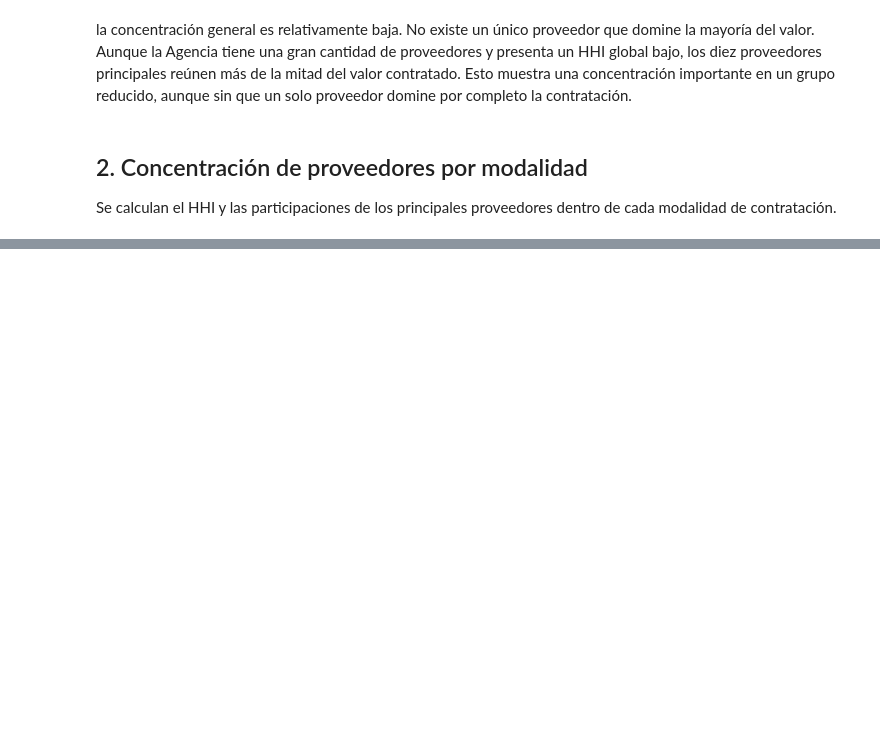
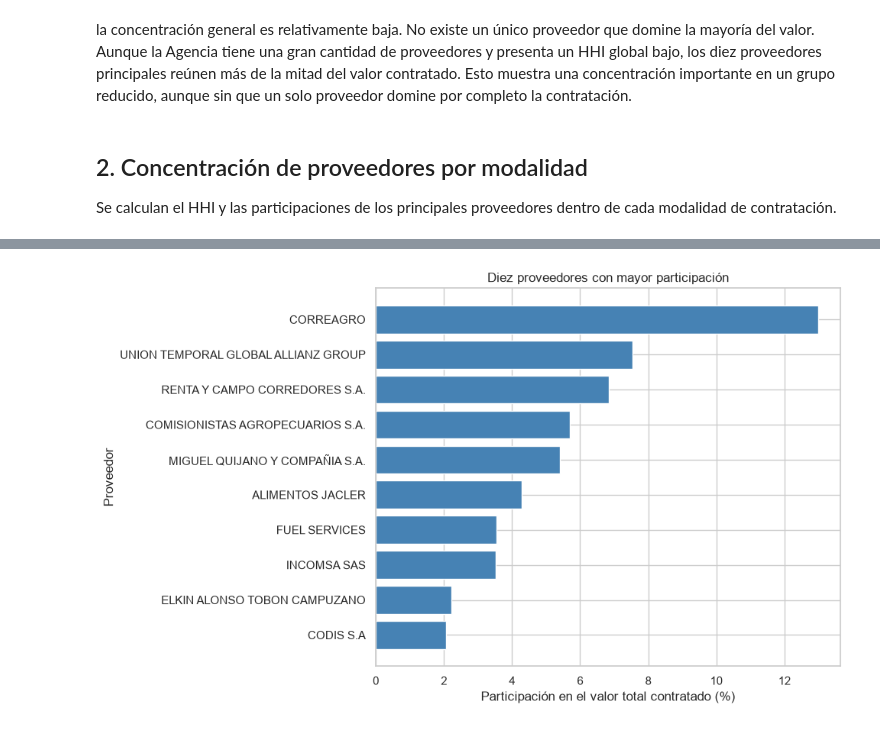
Before and after one commit to andrw4-4/proyecto1-secop-agencia-logistica, a Jupyter notebook: 03-analisis-datos/Pregunta 1 babs análisis de datos.ipynb, the cells around one changed output, grey strips where cells are left out. Cells and saved outputs as stored; diff of their text form; code cells hidden in the pictures; blank space fills up the shorter version.

Commit message:
2.3Gráfico proveedores preg 1

```diff
--- a/03-analisis-datos/Pregunta 1 babs análisis de datos.ipynb
+++ b/03-analisis-datos/Pregunta 1 babs análisis de datos.ipynb
@@ -187,3 +187,27 @@ resumen_modalidades[
 | 9 | Concurso de méritos abierto | 17 | 17 | 8863.32 | 0.17 | 2097.47 | 37.54 | ... |
 | 10 | Enajenación de bienes con sobre c... | 1 | 1 | 32.64 | 0.00 | 10000.00 | 100.00 | ... |
 | 11 | Enajenación de bienes con subasta | 1 | 1 | 5.54 | 0.00 | 10000.00 | 100.00 | ... |
+# %%
+# Gráfico de los 10 proveedores con mayor participación
+
+top10 = proveedores.head(10).sort_values(
+    "participacion",
+    ascending=True
+)
+
+plt.figure(figsize=(10, 6))
+
+plt.barh(
+    top10["proveedor"],
+    top10["participacion"] * 100,
+    color="steelblue"
+)
+
+plt.xlabel("Participación en el valor total contratado (%)")
+plt.ylabel("Proveedor")
+plt.title("Diez proveedores con mayor participación")
+
+plt.tight_layout()
+plt.show()
+# %% [output]
+[figure, added]
```
